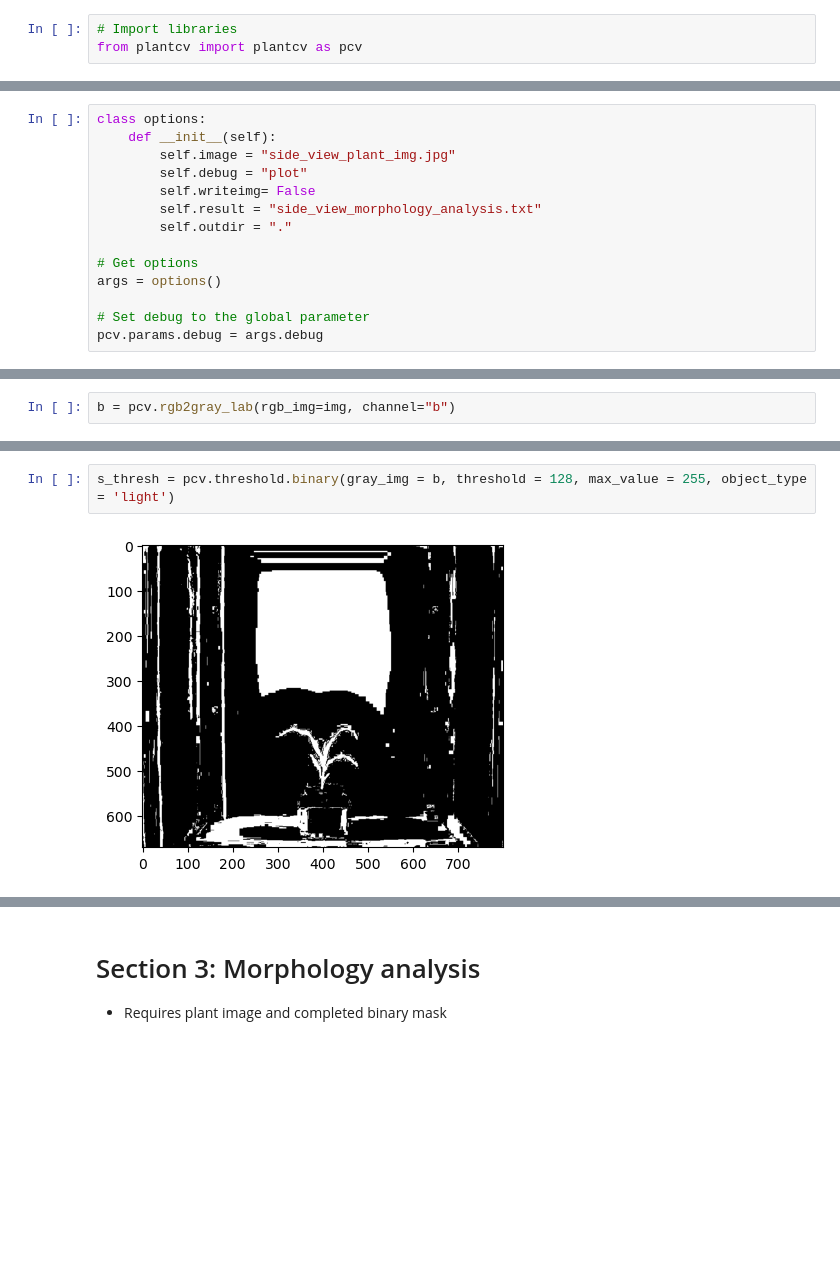
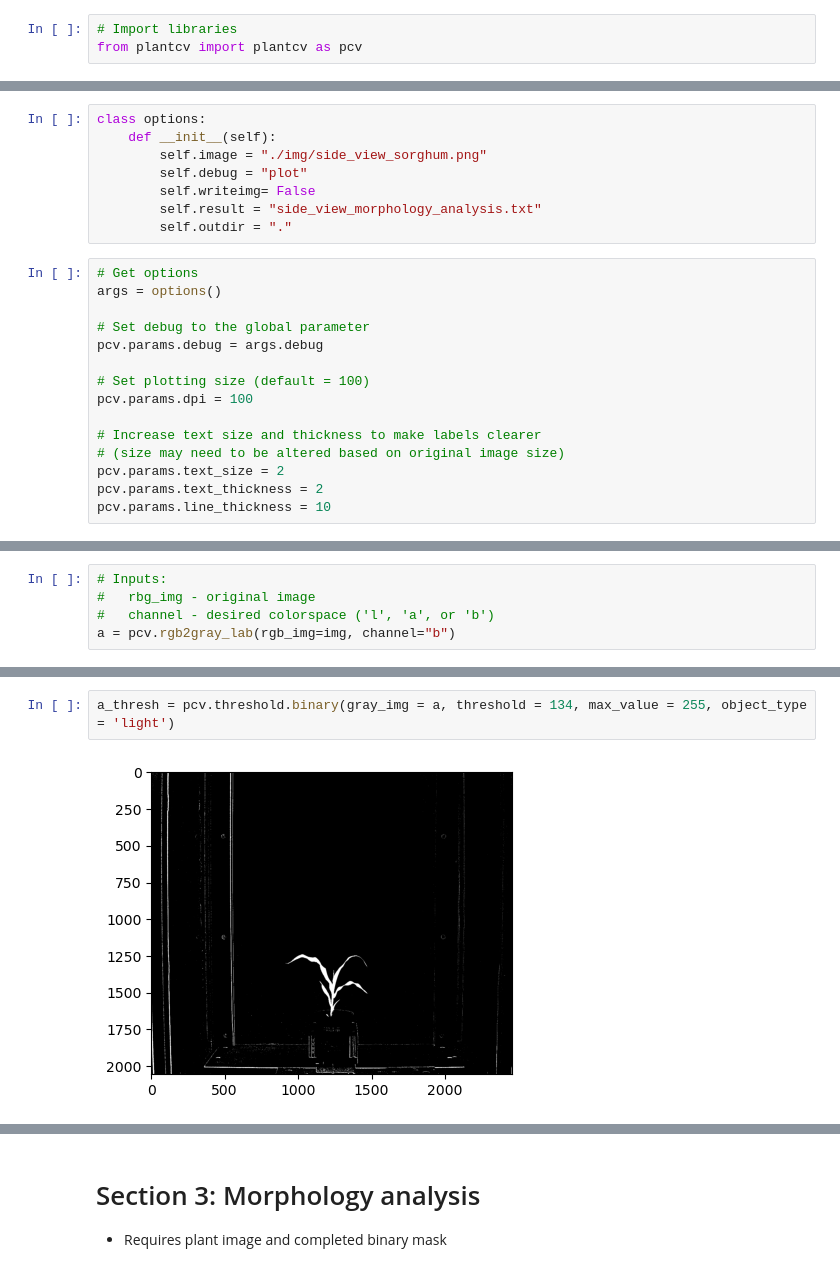
Before and after one commit to danforthcenter/plantcv-binder, a Jupyter notebook: notebooks/new_side_view_morphology_tutorial/morphology_analysis_side_view_workflow.ipynb, the cells around one changed output, grey strips where cells are left out. Cells and saved outputs as stored; diff of their text form; blank space fills up the shorter version.

Commit message:
updated_formatting_and_index
Updated image file location, formatting, tutorial card, and index file.

```diff
--- a/notebooks/new_side_view_morphology_tutorial/morphology_analysis_side_view_workflow.ipynb
+++ b/notebooks/new_side_view_morphology_tutorial/morphology_analysis_side_view_workflow.ipynb
@@ -8,14 +18,23 @@ from plantcv import plantcv as pcv
 # %%
 class options:
     def __init__(self):
-        self.image = "side_view_plant_img.jpg"
+        self.image = "./img/side_view_sorghum.png"
         self.debug = "plot"
         self.writeimg= False
         self.result = "side_view_morphology_analysis.txt"
         self.outdir = "."
-
-# Get options
-args = options()
-
-# Set debug to the global parameter
-pcv.params.debug = args.debug
+# %%
+# Get options
+args = options()
+
+# Set debug to the global parameter
+pcv.params.debug = args.debug
+
+# Set plotting size (default = 100)
+pcv.params.dpi = 100
+
+# Increase text size and thickness to make labels clearer
+# (size may need to be altered based on original image size)
+pcv.params.text_size = 2
+pcv.params.text_thickness = 2
+pcv.params.line_thickness = 10
@@ -39,3 +69,6 @@ colorspaces = pcv.visualize.colorspaces(rgb_img=img)
 # %%
-b = pcv.rgb2gray_lab(rgb_img=img, channel="b")
+# Inputs:
+#   rbg_img - original image
+#   channel - desired colorspace ('l', 'a', or 'b')
+a = pcv.rgb2gray_lab(rgb_img=img, channel="b")
 # %% [output]
@@ -47,4 +98,4 @@ hist = pcv.visualize.histogram(img=b)
 # %%
-s_thresh = pcv.threshold.binary(gray_img = b, threshold = 128, max_value = 255, object_type = 'light')
+a_thresh = pcv.threshold.binary(gray_img = a, threshold = 134, max_value = 255, object_type = 'light')
 # %% [output]
-[figure, old version]
+[figure, new version]
```
Also changed, not shown: parts of 65 cells of this notebook, 4 other files.
